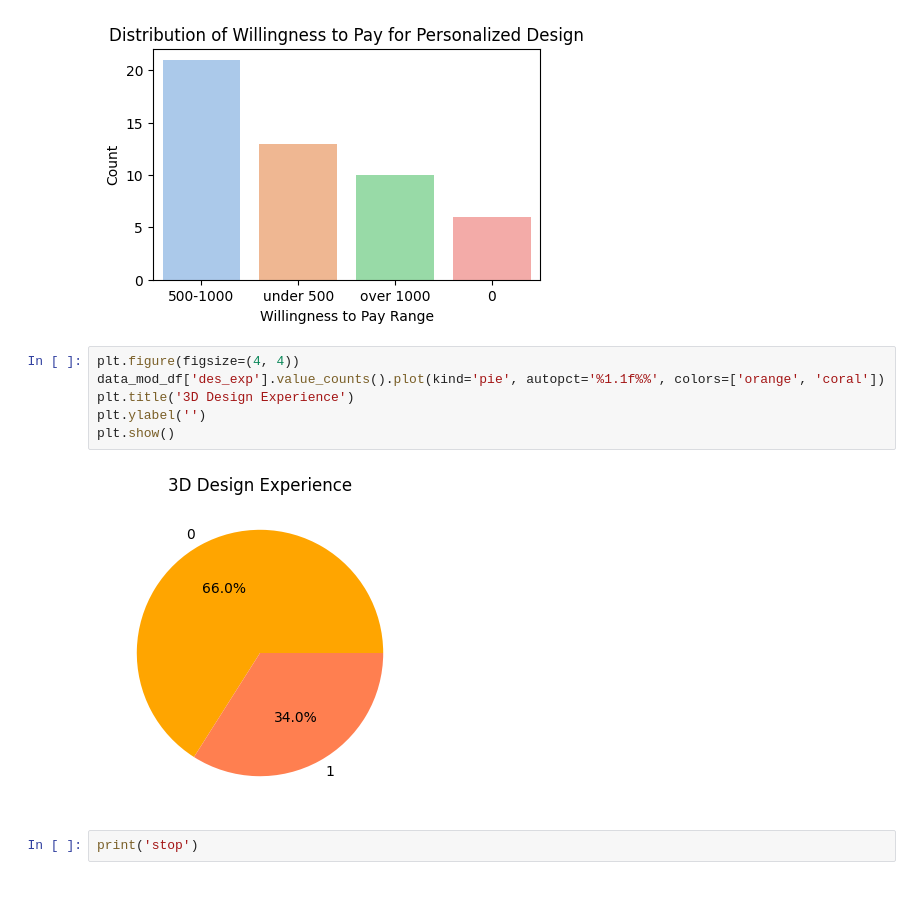
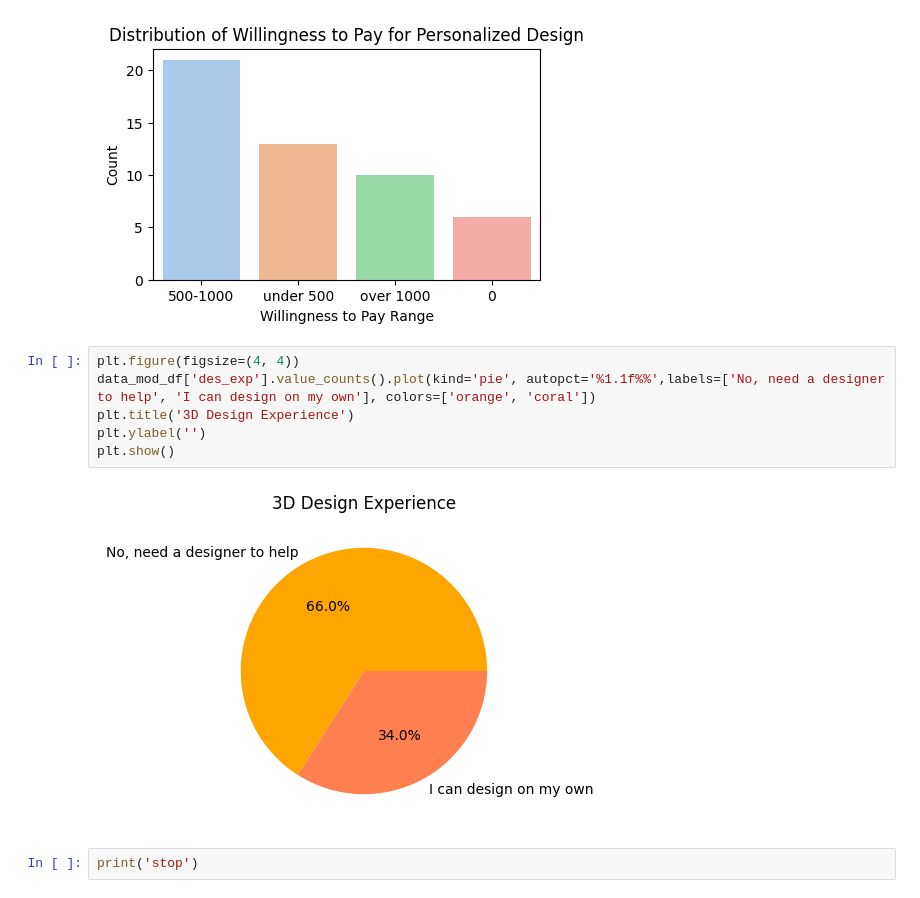
Before and after one commit to bentjh01/MA4829_Machine_Intelligence, a Jupyter notebook: data_exploration.ipynb, the cells around one changed output. Cells and saved outputs as stored; diff of their text form.

```diff
--- a/data_exploration.ipynb
+++ b/data_exploration.ipynb
@@ -219,12 +221,12 @@ plt.show()
 [figure]
 # %%
 plt.figure(figsize=(4, 4))
-data_mod_df['des_exp'].value_counts().plot(kind='pie', autopct='%1.1f%%', colors=['orange', 'coral'])
+data_mod_df['des_exp'].value_counts().plot(kind='pie', autopct='%1.1f%%',labels=['No, need a designer to help', 'I can design on my own'], colors=['orange', 'coral'])
 plt.title('3D Design Experience')
 plt.ylabel('')
 plt.show()
 # %% [output]
-[figure, old version]
+[figure, new version]
 # %%
 print('stop')
 # %%
```
Also changed, not shown: parts of 2 cells of this notebook.
